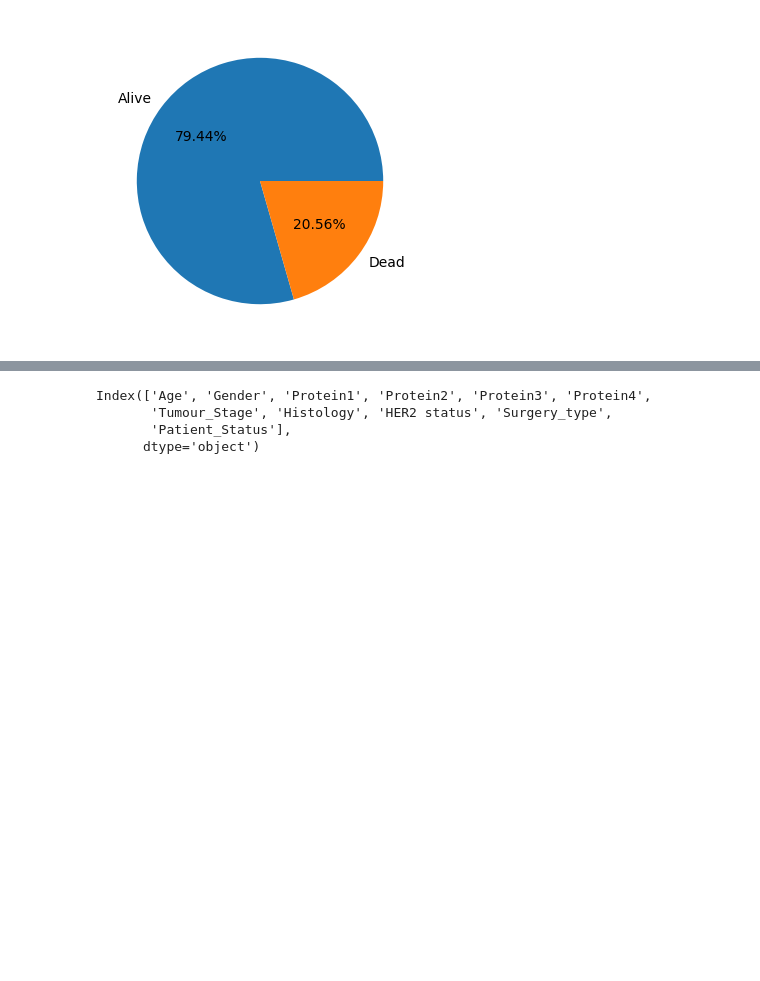
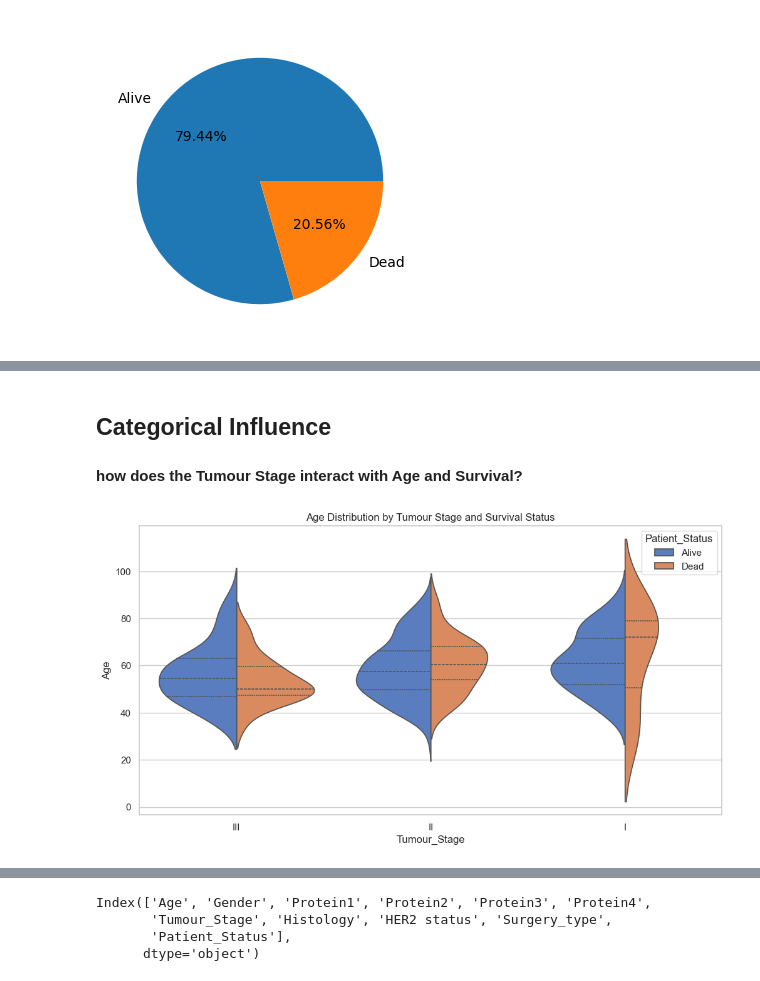
Before and after one commit to Priyanshi-Vishwakarma22/Breast_Cancer_Detection, a Jupyter notebook: notebook/Breast_cancer_EDA.ipynb, the cells around one changed output, grey strips where cells are left out. Cells and saved outputs as stored; diff of their text form; code cells hidden in the pictures; blank space fills up the shorter version.

```diff
--- a/notebook/Breast_cancer_EDA.ipynb
+++ b/notebook/Breast_cancer_EDA.ipynb
@@ -421,3 +431,14 @@ for col in cat_cols:
+# %% [markdown]
+## Categorical Influence
+
+#### how does the Tumour Stage interact with Age and Survival?
+# %%
+plt.figure(figsize=(12, 6))
+sns.violinplot(x='Tumour_Stage', y='Age', hue='Patient_Status', data=df, split=True, inner="quart")
+plt.title('Age Distribution by Tumour Stage and Survival Status')
+plt.show()
+# %% [output]
+[figure, added]
 # %%
 plt.figure(figsize=(12,8))
 sns.heatmap(df[num_cols].corr(), annot=True, cmap='coolwarm')
```
Also changed, not shown: parts of 15 cells of this notebook, 12 other files.
